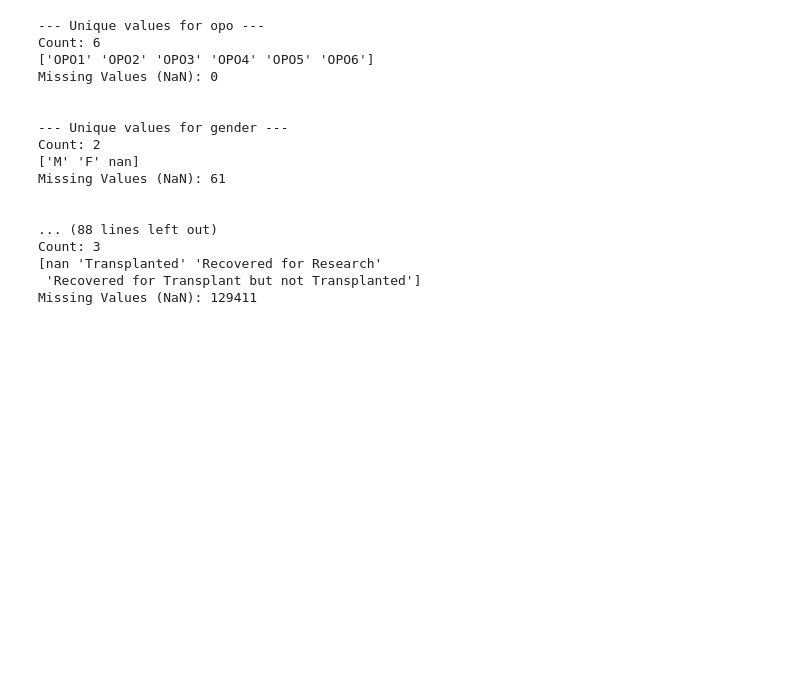
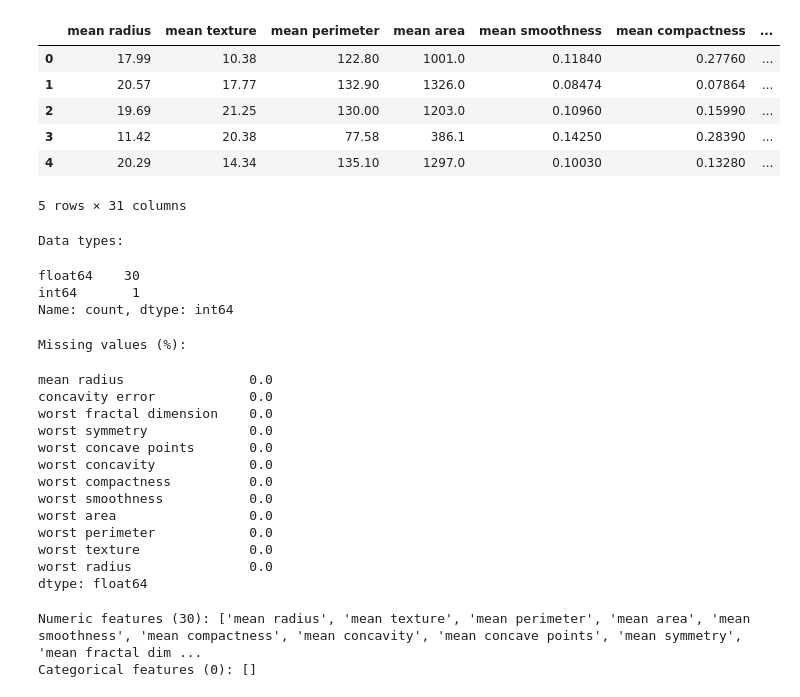
Before and after one commit to lonebono/STINTSY-MCO, a Jupyter notebook: STINTSY-MCO-Group 9.ipynb, the cells around one changed output. Cells and saved outputs as stored; diff of their text form; code cells hidden in the pictures; blank space fills up the shorter version.

```diff
--- a/STINTSY-MCO-Group 9.ipynb
+++ b/STINTSY-MCO-Group 9.ipynb
@@ -61,41 +140,40 @@ This is the different donor demographics of the patients including the various o
 # %%
-na_values = ["", " "]
-dtype_dict = {7: str, 12: str}
+display(df_clean.head())
 
-OPOreferrals = pd.read_csv(
-    'orchid-2.1.1/OPOReferrals.csv',
-    na_values=na_values,
-    dtype=dtype_dict,
-    low_memory=False
-)
+print("\nData types:")
+display(df_clean.dtypes.value_counts())
 
-cols_to_check = ['opo', 'gender', 'race', 'brain_death', 'cause_of_death_opo', 'cause_of_death_unos', 'mechanism_of_death',
-                 'circumstances_of_death', 'abo_blood_type', 'abo_rh', 'outcome_heart']
+print("\nMissing values (%):")
+display((df_clean.isna().mean() * 100).sort_values(ascending=False).head(12))
 
-for col in cols_to_check:
-    print(f"--- Unique values for {col} ---")
-    print(f"Count: {OPOreferrals[col].nunique()}")
-    print(OPOreferrals[col].unique())
-
-    null_count = OPOreferrals[col].isnull().sum()
-    print(f"Missing Values (NaN): {null_count}")
-    print("\n")
+print(f"\nNumeric features ({len(numeric_features)}): {numeric_features}")
+print(f"Categorical features ({len(categorical_features)}): {categorical_features}")
 # %% [output]
+|  | mean radius | mean texture | mean perimeter | mean area | mean smoothness | mean compactness | ... |
+| 0 | 17.99 | 10.38 | 122.80 | 1001.0 | 0.11840 | 0.27760 | ... |
+| 1 | 20.57 | 17.77 | 132.90 | 1326.0 | 0.08474 | 0.07864 | ... |
+| 2 | 19.69 | 21.25 | 130.00 | 1203.0 | 0.10960 | 0.15990 | ... |
+| 3 | 11.42 | 20.38 | 77.58 | 386.1 | 0.14250 | 0.28390 | ... |
+| 4 | 20.29 | 14.34 | 135.10 | 1297.0 | 0.10030 | 0.13280 | ... |
---- Unique values for opo ---
-Count: 6
-['OPO1' 'OPO2' 'OPO3' 'OPO4' 'OPO5' 'OPO6']
-Missing Values (NaN): 0
-
-
---- Unique values for gender ---
-Count: 2
-['M' 'F' nan]
-Missing Values (NaN): 61
-
-
-... (88 lines left out)
-Count: 3
-[nan 'Transplanted' 'Recovered for Research'
- 'Recovered for Transplant but not Transplanted']
-Missing Values (NaN): 129411
+5 rows × 31 columns
+Data types:
+float64    30
+int64       1
+Name: count, dtype: int64
+Missing values (%):
+mean radius                0.0
+concavity error            0.0
+worst fractal dimension    0.0
+worst symmetry             0.0
+worst concave points       0.0
+worst concavity            0.0
+worst compactness          0.0
+worst smoothness           0.0
+worst area                 0.0
+worst perimeter            0.0
+worst texture              0.0
+worst radius               0.0
+dtype: float64
+Numeric features (30): ['mean radius', 'mean texture', 'mean perimeter', 'mean area', 'mean smoothness', 'mean compactness', 'mean concavity', 'mean concave points', 'mean symmetry', 'mean fractal dim ...
+Categorical features (0): []
 # %% [markdown]
```
Also changed, not shown: parts of 26 cells of this notebook, 1 other file.
